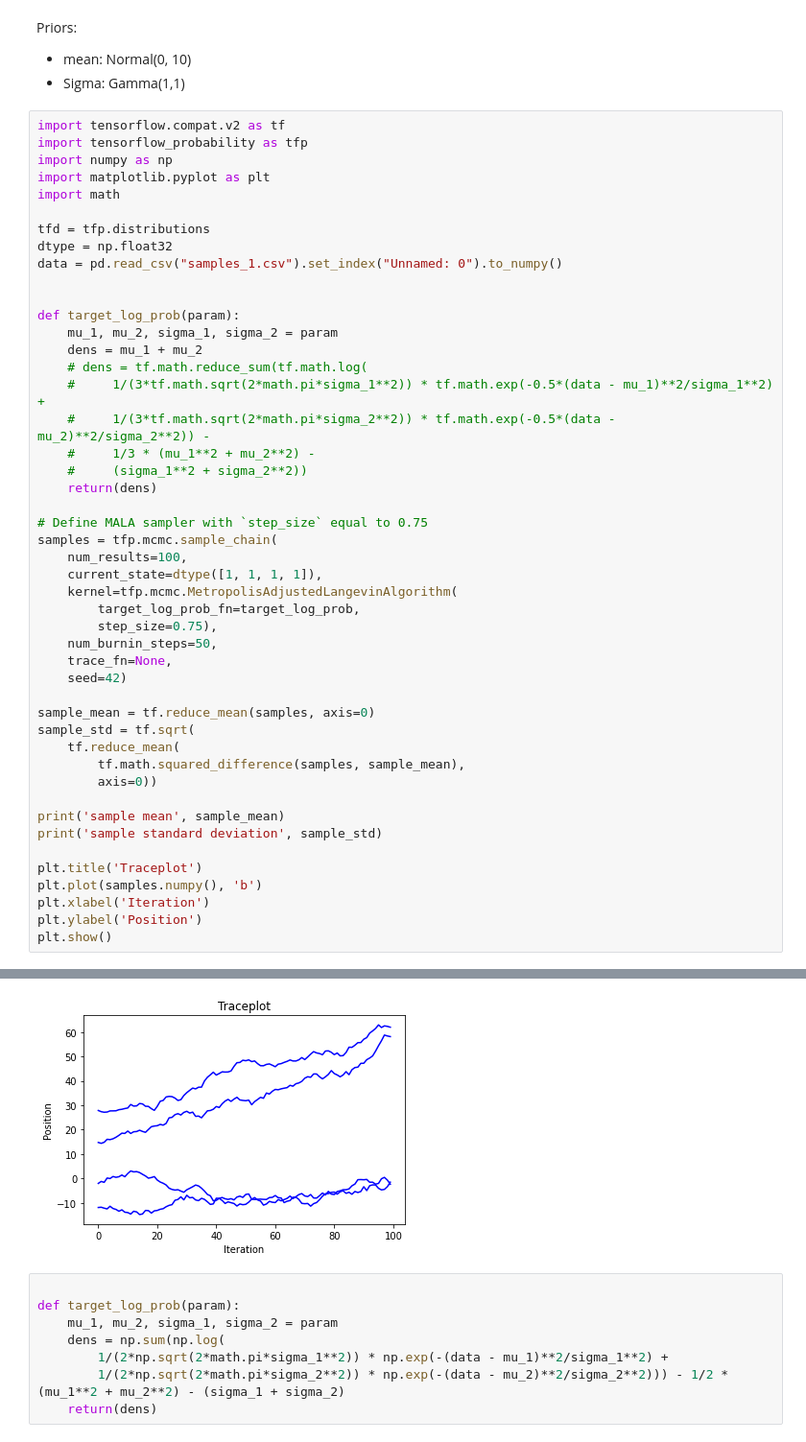
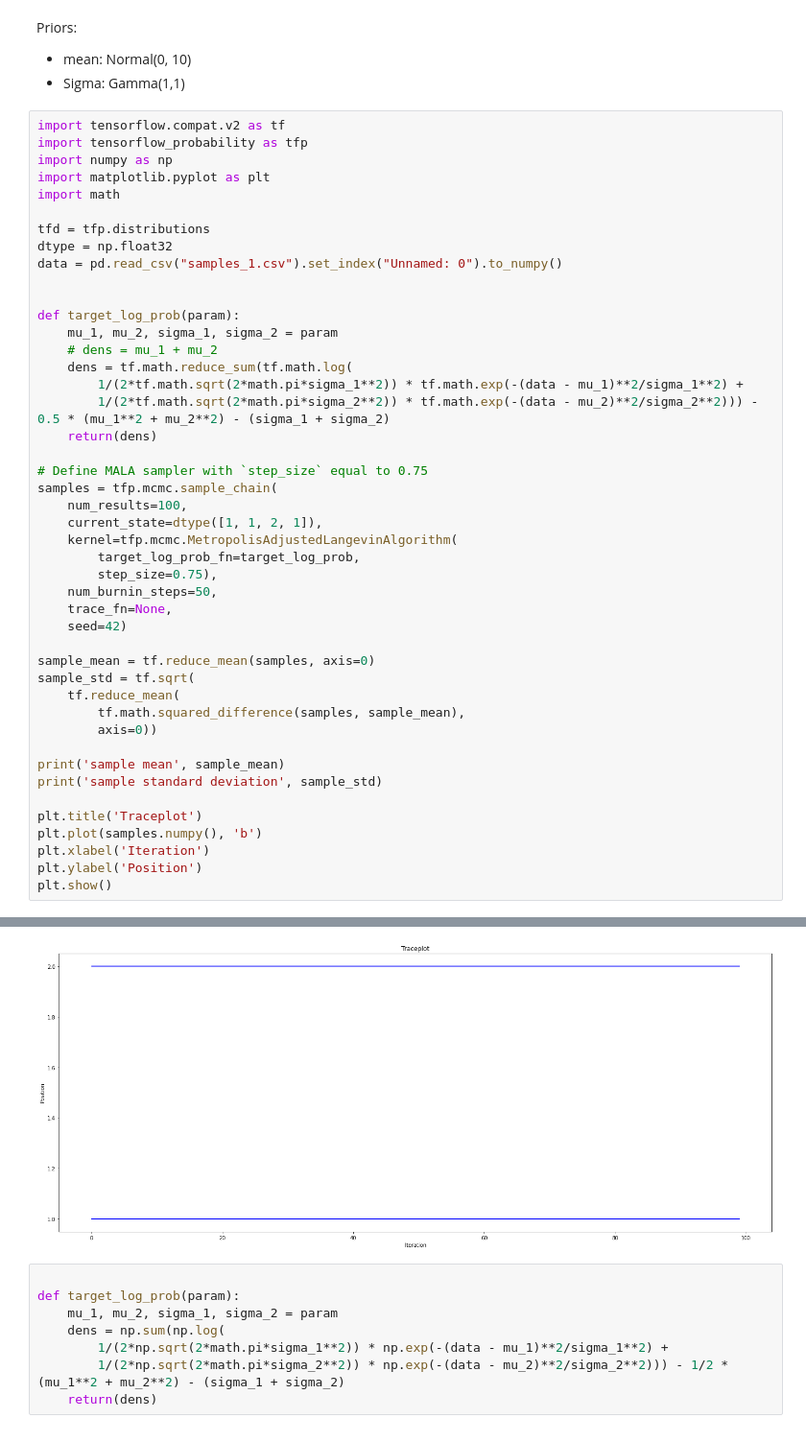
Before and after one commit to PaulNitschke/MCMC-Workshop---Stads, a Jupyter notebook: src/challenge/run_me.ipynb, the cells around one changed output, grey strips where cells are left out. Shown: that part at 96% size. Saved outputs shown, nothing was run; the diff lists cells and outputs as text.

```diff
--- a/src/challenge/run_me.ipynb
+++ b/src/challenge/run_me.ipynb
@@ -44,18 +44,16 @@ data = pd.read_csv("samples_1.csv").set_index("Unnamed: 0").to_numpy()
 
 def target_log_prob(param):
     mu_1, mu_2, sigma_1, sigma_2 = param
-    dens = mu_1 + mu_2
-    # dens = tf.math.reduce_sum(tf.math.log(
-    #     1/(3*tf.math.sqrt(2*math.pi*sigma_1**2)) * tf.math.exp(-0.5*(data - mu_1)**2/sigma_1**2) +
-    #     1/(3*tf.math.sqrt(2*math.pi*sigma_2**2)) * tf.math.exp(-0.5*(data - mu_2)**2/sigma_2**2)) -
-    #     1/3 * (mu_1**2 + mu_2**2) -
-    #     (sigma_1**2 + sigma_2**2))
+    # dens = mu_1 + mu_2
+    dens = tf.math.reduce_sum(tf.math.log(
+        1/(2*tf.math.sqrt(2*math.pi*sigma_1**2)) * tf.math.exp(-(data - mu_1)**2/sigma_1**2) +
+        1/(2*tf.math.sqrt(2*math.pi*sigma_2**2)) * tf.math.exp(-(data - mu_2)**2/sigma_2**2))) - 0.5 * (mu_1**2 + mu_2**2) - (sigma_1 + sigma_2)
     return(dens)
 
 # Define MALA sampler with `step_size` equal to 0.75
 samples = tfp.mcmc.sample_chain(
     num_results=100,
-    current_state=dtype([1, 1, 1, 1]),
+    current_state=dtype([1, 1, 2, 1]),
     kernel=tfp.mcmc.MetropolisAdjustedLangevinAlgorithm(
         target_log_prob_fn=target_log_prob,
         step_size=0.75),
@@ -83,4 +81,4 @@ sample standard deviation tf.Tensor([10.43069   11.144204   3.790887   3.9169457
-[figure, old version]
+[figure, new version]
 # %%
 
 def target_log_prob(param):
```
Also changed, not shown: parts of 9 cells of this notebook, 1 other file.
